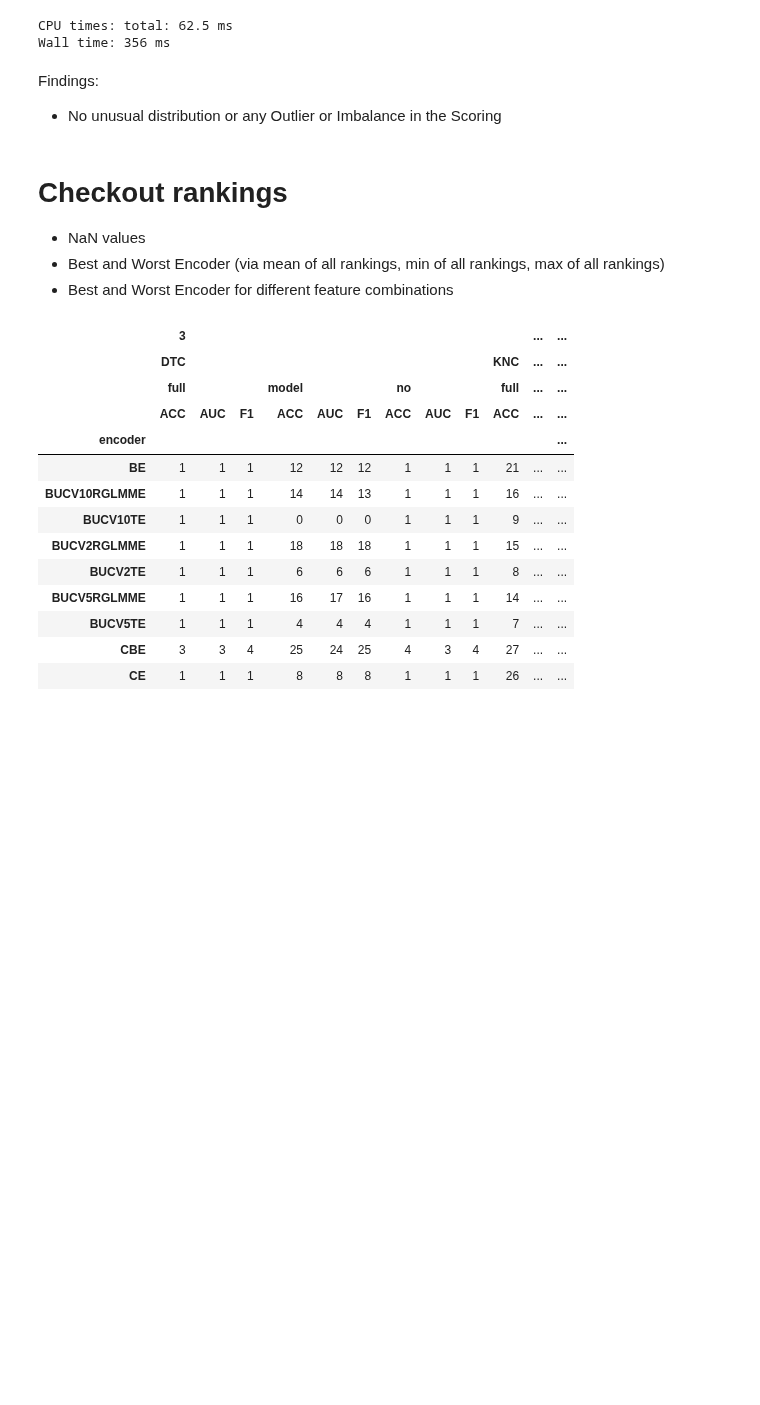
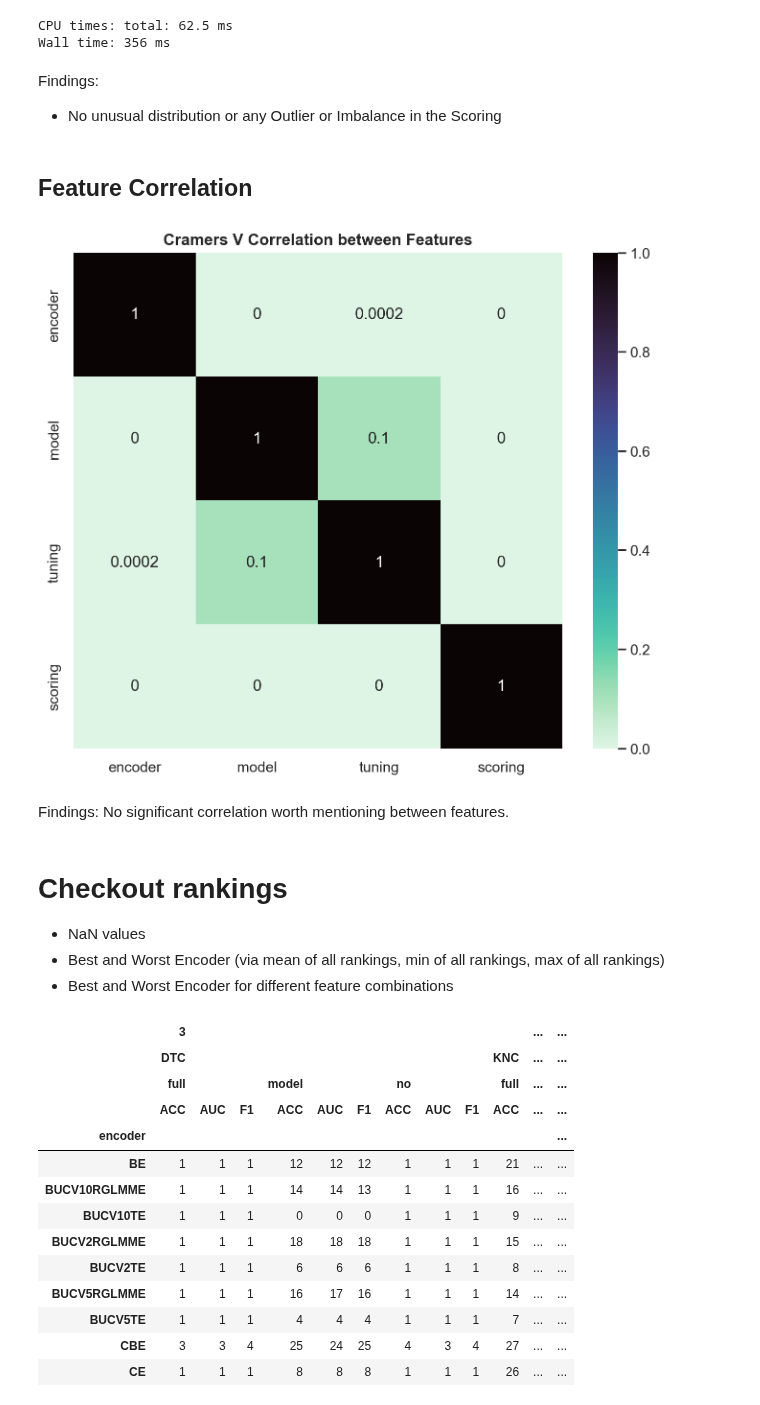
Before and after one commit to nina-prog/meta-learning-for-encoder-selection, a Jupyter notebook: notebooks/week08/week08-data-exploration.ipynb, the cells around one changed output. Drawn from its saved outputs; the diff is of its cells as text; code cells hidden in the pictures; blank space fills up the shorter version.

```diff
--- a/notebooks/week08/week08-data-exploration.ipynb
+++ b/notebooks/week08/week08-data-exploration.ipynb
@@ -200,3 +202,5 @@ Wall time: 356 ms
 # %% [markdown]
 Findings:
 * No unusual distribution or any Outlier or Imbalance in the Scoring
+# %% [markdown]
+## Feature Correlation
@@ -203,3 +261,10 @@ Findings:
+# %%
+cat_feature_list = data.columns[data.dtypes == "object"].tolist()
+plot_cramers_v_corr_heatmap(data=data[cat_feature_list], features_x_axis=cat_feature_list, features_y_axis=cat_feature_list)
+# %% [output]
+[figure, added]
+# %% [markdown]
+Findings: No significant correlation worth mentioning between features.
 # %% [markdown]
 # Checkout rankings
 * NaN values
```
Also changed, not shown: parts of 3 cells of this notebook.
